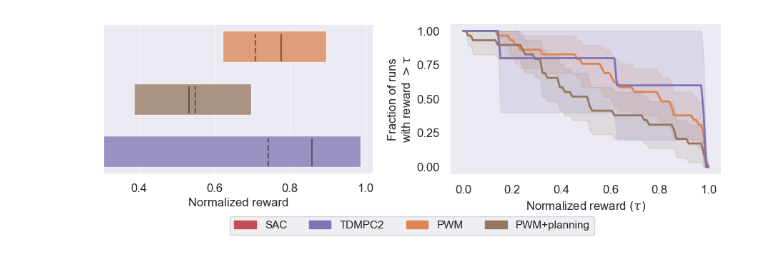
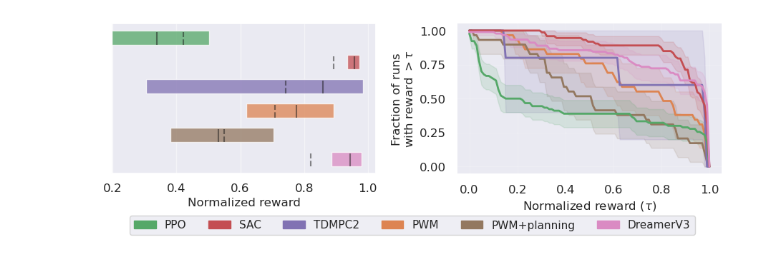
Before and after one commit to imgeorgiev/FoRL-WM, a Jupyter notebook: results/multitask.ipynb, the cells around one changed output. Saved outputs shown, nothing was run; the diff lists cells and outputs as text; code cells hidden in the pictures.

Commit message:
Specialized agent results for PPO, DreamerV3, and SAC

```diff
--- a/results/multitask.ipynb
+++ b/results/multitask.ipynb
@@ -10,6 +10,34 @@ sns.set()
 from rliable import library as rly
 from rliable import metrics
 from rliable import plot_utils
+# %%
+# DreamerV3
+dreamerv3_data = pd.read_json("data/dmc_proprio-dreamerv3.json")
+dreamerv3_data = dreamerv3_data[['task', 'ys']]
+dreamerv3_data['episode_reward'] = dreamerv3_data['ys'].apply(lambda x: np.max(x))
+
+# PPO
+ppo_data = pd.read_json("data/dmc_proprio-ppo_fixhp.json")
+ppo_data = ppo_data[['task', 'ys']]
+ppo_data['episode_reward'] = ppo_data['ys'].apply(lambda x: np.max(x))
+
+# SAC
+sac_data = pd.read_csv("data/sac.csv")
+# seperate unique run_id's into a list
+run_ids = sac_data['run_id'].unique()
+# create pandas dataframe to with columns "task" and "episode_reward"
+temp = pd.DataFrame(columns=['task', 'episode_reward'])
+for run_id in run_ids:
+    # get all the data for the current run_id
+    data = sac_data[sac_data['run_id'] == run_id]
+    # get the task name
+    task = data['env'].values[0]
+
+    # get the episode reward
+    episode_reward = data['episode_reward'].max()
+    # add the task and episode reward to the temp dataframe
+    temp = pd.concat([temp, pd.DataFrame({'task': [task], 'episode_reward': [episode_reward]})])
+sac_data = temp
 # %%
 # Load data and process into metrics
 pwm_data = pd.read_csv("data/fowm_mt30_h3_results.csv")
@@ -22,7 +50,11 @@ tdmpc_data = tdmpc_data.drop("Unnamed: 0", axis=1).T
 norm = 1000
 score_dict = {"PWM": pwm_data.best_reward.values.astype(np.float32)[...,None][...,None]/norm,
              "PWM+planning": pwm_data.episode_reward_planning.values.astype(np.float32)[...,None][...,None]/norm,
-             "TDMPC2": tdmpc_data.episode_reward.values.astype(np.float32)[..., None][..., None]/norm}
+             "TDMPC2": tdmpc_data.episode_reward.values.astype(np.float32)[..., None][..., None]/norm,
+             "PPO": ppo_data.episode_reward.values.astype(np.float32)[..., None][..., None]/norm,
+             "SAC": sac_data.episode_reward.values.astype(np.float32)[..., None][..., None]/norm,
+             "DreamerV3": dreamerv3_data.episode_reward.values.astype(np.float32)[..., None][..., None]/norm,
+            }
 
 iqm = lambda scores: np.array([metrics.aggregate_iqm(scores[..., frame])
                                for frame in range(scores.shape[-1])])
@@ -38,17 +70,18 @@ colors = sns.color_palette()
 
 # baselines are PPO, SAC, TDMPC (no planning), TDMPC plannig, SHAC, FOWM
 colors = {#"SHAC": colors[0],
-          #"PPO": colors[2],
+         "PPO": colors[2],
          "SAC": colors[3],
          "TDMPC2": colors[4],
          "PWM": colors[1],
-         "PWM+planning": colors[5]}
+         "PWM+planning": colors[5],
+         "DreamerV3": colors[6]}
 
 fig, (ax1, ax2) = plt.subplots(ncols=2, figsize=(9, 3))
 
 # plot CI and median
 h=0.6
-labels = ["PWM", "PWM+planning", "TDMPC2"][::-1]
+labels = ["PPO", "SAC", "TDMPC2", "PWM", "PWM+planning", "DreamerV3"][::-1]
 for idx, alg in enumerate(labels):
     ax1.barh(y=idx, width=iqm_cis[alg][1] - iqm_cis[alg][0], height=0.6, left=iqm_cis[alg][0], alpha=0.75, color=colors[alg])
     ax1.vlines(x=iqm_scores[alg],
@@ -64,32 +97,32 @@ for idx, alg in enumerate(labels):
         linestyle="dashed",
         )
 
 ax1.set_xlabel("Normalized reward")
 ax1.grid(False)
 ax1.grid(True, axis='x', alpha=0.5)
 ax1.set_yticks([])
 ax1.tick_params(axis='both', which='major', labelsize='medium')
 # ax1.set_xlim((0.8, 1.47))
 
 plot_utils.plot_performance_profiles(
   score_distributions, tau,
   performance_profile_cis=score_distributions_cis,
   colors=colors,
   xlabel=r'Normalized reward $(\tau)$',
   labelsize='medium',
   ax=ax2)
 ax2.tick_params(axis='both', which='major', labelsize='medium', pad=1.3)
 ax2.set_xlabel(r'Normalized reward $(\tau)$', fontsize='medium')
 ax2.set_ylabel('Fraction of runs\nwith reward $> \\tau$', fontsize='medium')
 
 # set legened helpers
 fancy_legend = []
 for k in colors.keys():
     patch = mpatches.Patch(color=colors[k], label=k)
     fancy_legend.append(patch)
 
 plt.tight_layout()
 fig.legend(handles=fancy_legend, loc='center', bbox_to_anchor=(0.5, 0.0), fancybox=True, shadow=False, ncol=len(fancy_legend))
-plt.savefig("../figures/mutlitask.pdf", bbox_inches="tight")
+plt.savefig("figures/mutlitask.pdf", bbox_inches="tight")
 # %% [output]
-[figure, old version]
+[figure, new version]
```
